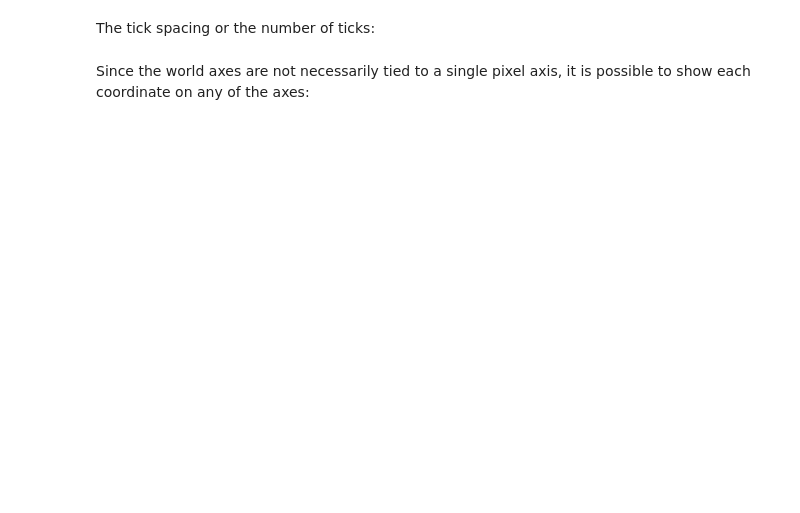
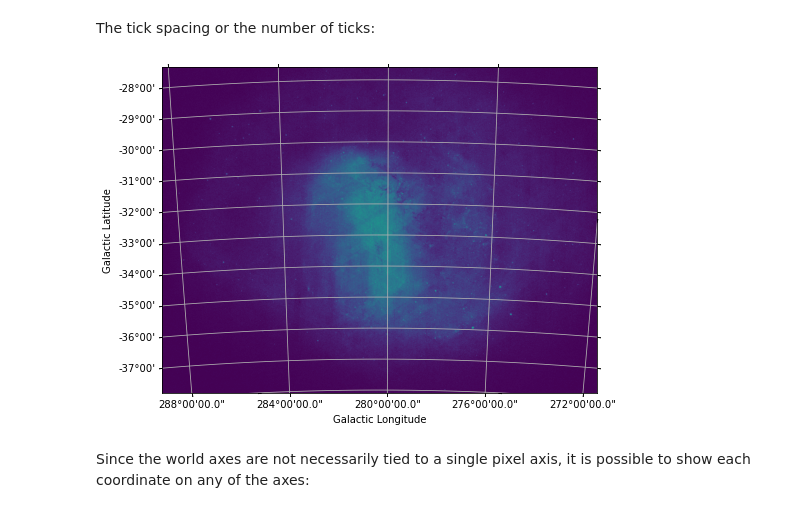
Before and after one commit to maria8ch/ASTR497, a Jupyter notebook: astropy_notebooks/08-wcsaxes.ipynb, the cells around one changed output. Cells and saved outputs as stored; diff of their text form; code cells hidden in the pictures; blank space fills up the shorter version.

```diff
--- a/astropy_notebooks/08-wcsaxes.ipynb
+++ b/astropy_notebooks/08-wcsaxes.ipynb
@@ -58,4 +106,11 @@ The tick label format:
 # %% [markdown]
 The tick spacing or the number of ticks:
+# %%
+from astropy import units as u
+lon.set_ticks(spacing=4*u.deg)
+lat.set_ticks(number=10)
+ax.figure
+# %% [output]
+[figure, added]
 # %% [markdown]
 Since the world axes are not necessarily tied to a single pixel axis, it is possible to show each coordinate on any of the axes:
```
Also changed, not shown: parts of 21 cells of this notebook.
